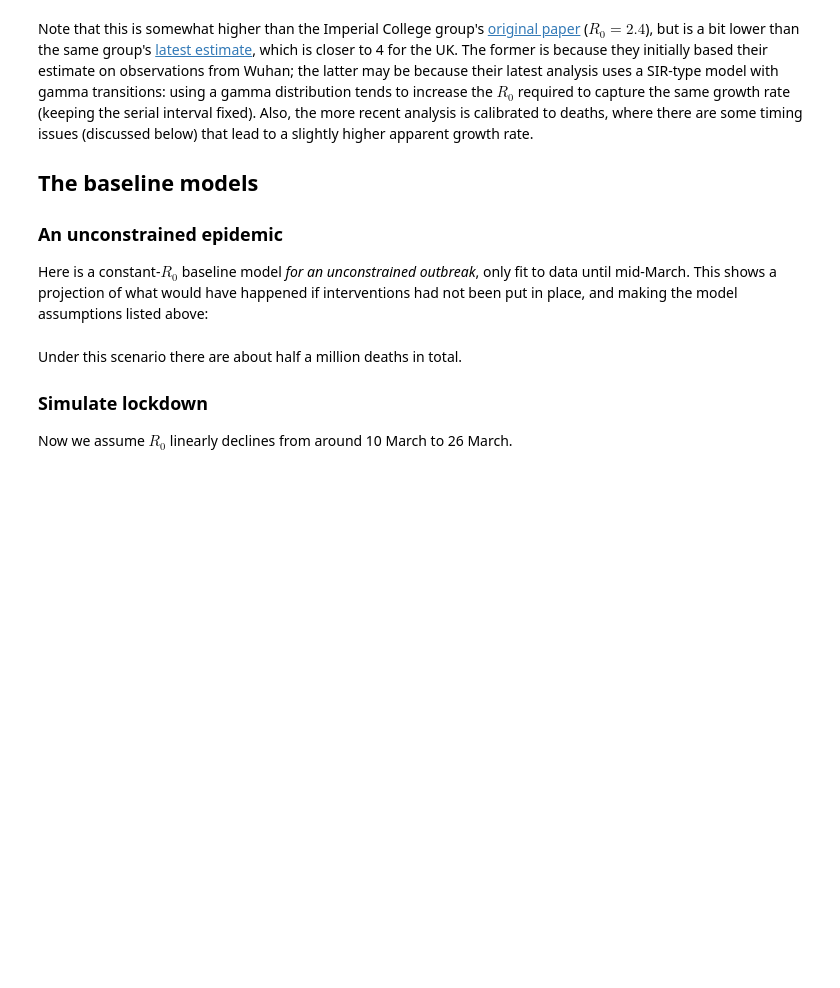
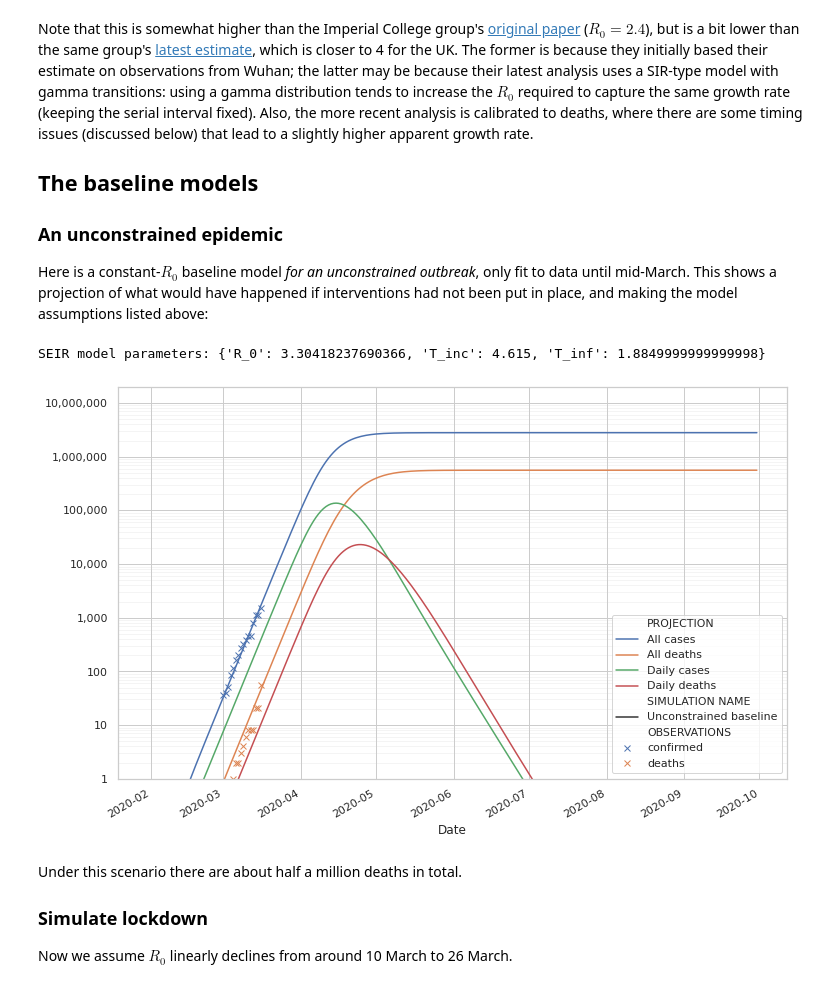
Before and after one commit to jpbrodrick/covid-19-modelling, a Jupyter notebook: Covid-19 SEIR Model.ipynb, the cells around one changed output. Cells and saved outputs as stored; diff of their text form; code cells hidden in the pictures; blank space fills up the shorter version.

```diff
--- a/Covid-19 SEIR Model.ipynb
+++ b/Covid-19 SEIR Model.ipynb
@@ -121,19 +128,28 @@ Note that this is somewhat higher than the Imperial College group's [original pa
 
 Here is a constant-$R_0$ baseline model *for an unconstrained outbreak*, only fit to data until mid-March. This shows a projection of what would have happened if interventions had not been put in place, and making the model assumptions listed above:
 # %%
-transmission_parameters = calibrate_transmission_model(0.3, 6.5, 0.71)
-print('SEIR model parameters:', transmission_parameters)
-t_model_c = SEIRModel(**transmission_parameters)
-e_model_c = EmissionModel(f_cdr=0.044, f_cfr=0.009,
-                          n_detect=4, T_detect=11,
-                          n_resolve=9, T_resolve=8,
-                          n_death=4, T_death=10)
-sim_baseline = run_outbreak(t_model_c, e_model_c, 2*365//3, SEIR.make_state(S=6.64e7, I=1))
-sim_baseline = calibrate_timing_to_cases(sim_baseline,
-                         ts.confirmed[ts['phase']=='unrestricted'])
+SEIR_parameters = SEIRModel.calibrate_parameters(0.3, 6.5, 0.71)
+SEIRObs_parameters = {'f_cdr':0.044, 'f_cfr':0.2,
+                      'cv_detect':1/2, 'T_detect':11,
+                      'cv_resolve':1/3, 'T_resolve':8,
+                      'cv_death':1/2, 'T_death':10,
+                      'early_growth_rate':0.3,
+                      'mean_generation_time':6.5,
+                      'lat_fraction':0.71,
+                      'initial_state':SEIR.make_state(S=6.64e7, I=1)}
+print('SEIR model parameters:', SEIR_parameters)
+unc_model = SEIRObsModel(start_date='2020/01/01', **SEIRObs_parameters)
+unc_model.fit(ts.confirmed[ts['phase']=='unrestricted'],
+                 ts.recovered[ts['phase']=='unrestricted'],
+                 ts.deaths[ts['phase']=='unrestricted'],
+                 2*365//3, weights=[1., 0., 0.])
+sim_baseline = unc_model.predict(2*365//3)
 sim_baseline.to_csv('simdata/sim-R_0-3.3-baseline-parameters.csv')
 plot_simulations({'Unconstrained baseline': sim_baseline},
                  ts[ts.phase=='unrestricted']);
+# %% [output]
+SEIR model parameters: {'R_0': 3.30418237690366, 'T_inc': 4.615, 'T_inf': 1.8849999999999998}
+[figure, added]
 # %% [markdown]
 Under this scenario there are about half a million deaths in total.
 
```
Also changed, not shown: parts of 6 cells of this notebook, 2 other files.
